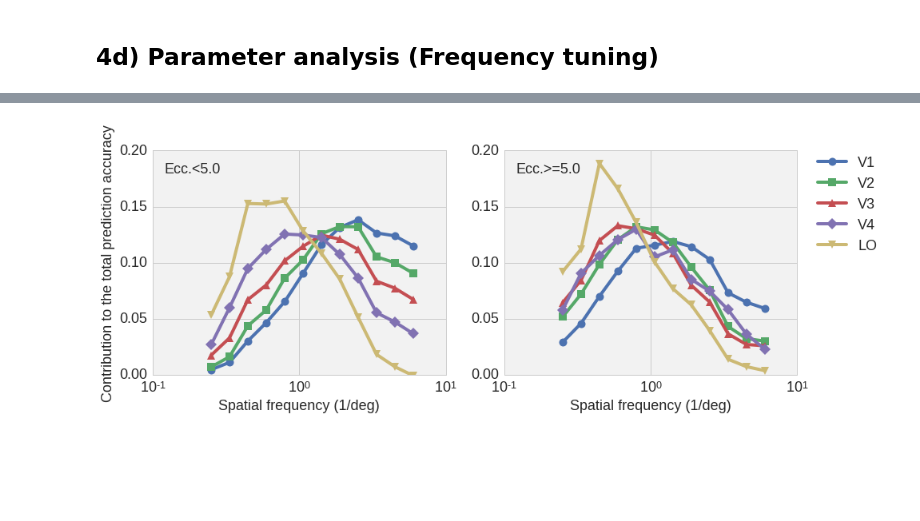
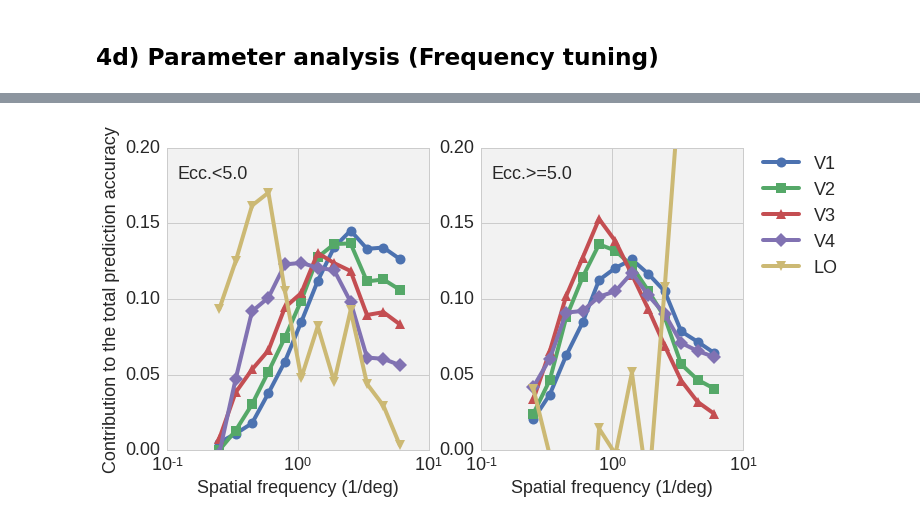
Before and after one commit to styvesg/fwrf, a Jupyter notebook: fwrf_analysis_template.ipynb, the cells around one changed output, grey strips where cells are left out. Cells and saved outputs as stored; diff of their text form; code cells hidden in the pictures; blank space fills up the shorter version.

```diff
--- a/fwrf_analysis_template.ipynb
+++ b/fwrf_analysis_template.ipynb
@@ -826,7 +868,7 @@ for roi, value  in enumerate(iterate_roi(rg, voxelROI.flatten(), roi_names)):
 # %% [markdown]
 ## 4b) Estimate eccentricity and pooling size (if possible)
 # %%
-ecc = np.sqrt(np.square(m1_data_dict['models'][:,0])+np.square(m1_data_dict['models'][:,1]))
+ecc = np.sqrt(np.square(m_data_dict['models'][:,0])+np.square(m_data_dict['models'][:,1]))
 env = 1. / np.logspace(np.log10(0.25),np.log10(6), 12)
 freq = prf.logspace(12)(.25, 6)
 
@@ -843,13 +885,13 @@ def pooling_area(x, a, b):
 
 rg = roi_main
 nROI = len(rg)
-cc_mask = m_data_dict['val_cc']>0.2
+cc_mask = m_data_dict['val_cc']>cc_th
 
 delta = 1.
-width = 2*delta
+width = 1.5*delta
 span = 8.
-fit_up_to = [8, 8, 8, 7, 8]
-bins = np.linspace(0, span, span/delta+1)
+fit_up_to = [8, 8, 8, 7, 6]
+bins = np.linspace(0, span, int(span/delta)+1)
 print bins
 
 center   = np.ndarray(shape=(len(bins)))
@@ -871,7 +913,7 @@ for roi, value  in enumerate(iterate_roi(rg, voxelROI.flatten(), roi_names)):
     plt.subplot(1,nROI,roi+1)
     plt.errorbar(center, avg_size[roi], std_size[roi], marker=roi_markers[roi], markersize=10, linestyle='none')
 
-    if(np.isnan(np.sum(avg_size[roi]))==False):
+    if(np.isnan(np.sum(avg_size[roi, :fit_up_to[roi]]))==False):
         a = curve_fit(pooling_area, center[:fit_up_to[roi]], avg_size[roi, :fit_up_to[roi]])
         A += [a,]
         pooling_area_fn = np.vectorize(lambda x: pooling_area(x, a[0][0], a[0][1]))
@@ -915,13 +958,13 @@ pRF = np.sqrt(np.square(env[np.argmax(m_part_dict['val_ri'], axis=0).astype(int)
 # %%
 rg = roi_main
 nROI = len(rg)
-cc_mask = m_data_dict['val_cc']>0.2
+cc_mask = m_data_dict['val_cc']>cc_th
 
 delta = 1.
-width = 2*delta
+width = 1.5*delta
 span = 8.
-fit_up_to = [8, 8, 8, 8, 6]
-bins = np.linspace(0, span, span/delta+1)
+fit_up_to = [8, 8, 8, 7, 6]
+bins = np.linspace(0, span, int(span/delta)+1)
 print bins
 
 center   = np.ndarray(shape=(len(bins)))
@@ -944,7 +987,7 @@ for roi, value  in enumerate(iterate_roi(rg, voxelROI.flatten(), roi_names)):
 
     plt.subplot(1,nROI,roi+1)
     plt.errorbar(center, avg_size[roi], std_size[roi], marker='o', linestyle='none')
-    if(np.isnan(np.sum(avg_size[roi]))==False):
+    if(np.isnan(np.sum(avg_size[roi, fit_up_to[roi]]))==False):
         a = curve_fit(pooling_area, center[:fit_up_to[roi]], avg_size[roi, :fit_up_to[roi]])
         A += [a,]
         pooling_area_fn = np.vectorize(lambda x: pooling_area(x, a[0][0], a[0][1]))
@@ -996,7 +1039,7 @@ partition_R_std = np.ndarray(shape=(L, nROI), dtype=fpX)
 these_roi_names = []
 for roi, value  in enumerate(iterate_roi(rg, voxelROI.flatten(), roi_names)):
     roi_mask, name = value
-    mask = np.logical_and(roi_mask, m_data_dict['val_cc']>0.2)
+    mask = np.logical_and(roi_mask, m_data_dict['val_cc']>cc_th)
     #mask = np.logical_and(np.logical_and(roi_mask, m_data_dict['val_cc']>0.3), ecc<5.)
     these_roi_names += [name,]
     for l in range(L):
@@ -1034,36 +1077,37 @@ layername = freq
 partition_R_avg = np.ndarray(shape=(L, nROI), dtype=fpX)
 partition_R_std = np.ndarray(shape=(L, nROI), dtype=fpX)
 
 fig_4d2 = plt.figure(figsize=(16,6))
 for i,f in enumerate([ecc<5., ecc>=5.]):
     these_roi_names = []
     for roi, value  in enumerate(iterate_roi(rg, voxelROI.flatten(), roi_names)):
         roi_mask, name = value
-        mask = np.logical_and(np.logical_and(roi_mask, m_data_dict['val_cc']>0.2), f)
+        mask = np.logical_and(np.logical_and(roi_mask, m_data_dict['val_cc']>cc_th), f)
         these_roi_names += [name,]
         for l in range(L):
             values = m_part_dict['val_ri'][l, mask] /  m_data_dict['val_cc'][mask]
             partition_R_avg[l,roi] = np.mean(values)
             partition_R_std[l,roi] = np.std(values)
     #these_roi_names[2] = 'V3 a/b'
 
     plt.subplot(1,2,i+1)
-    plt.subplots_adjust(left=0., bottom=.2, right=.7, top=.85, wspace=0.2, hspace=0.)
+    #plt.subplots_adjust(left=0., bottom=.2, right=.7, top=.85, wspace=0.2, hspace=0.)
+    plt.subplots_adjust(left=.2, bottom=.2, right=.7, top=.9, wspace=.2, hspace=.1)
     for r in range(nROI):
         plt.plot(freq, partition_R_avg[:,r], lw=4, marker=roi_markers[r], markersize=10, label=these_roi_names[r])
 
     plt.xlabel('Spatial frequency (1/deg)')
     plt.xscale('log')
     #plt.xlim([0.1, 10])
     plt.ylim([0.0, .20])
     if i==1:
         plt.legend(bbox_to_anchor=(1.05, 1), loc=2, borderaxespad=0.)
         plt.text(0.12, 0.18, 'Ecc.>=5.0', horizontalalignment='left', fontsize=18)
     else:
         plt.ylabel('Contribution to the total prediction accuracy')
         plt.text(0.12, 0.18, 'Ecc.<5.0', horizontalalignment='left', fontsize=18)
 # %% [output]
-[figure, old version]
+[figure, new version]
 # %%
 filename = output_dir + "%s_layer_frequency_tuning_plot_eccentricity_separation.eps" % m_name
 fig_4d2.patch.set_alpha(0.)
```
Also changed, not shown: parts of 52 cells of this notebook.
